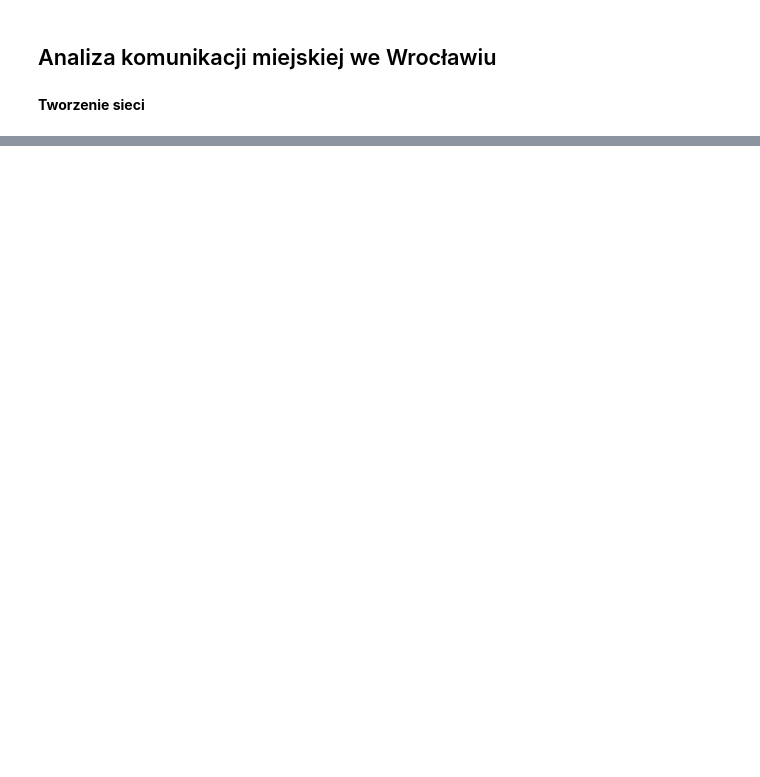
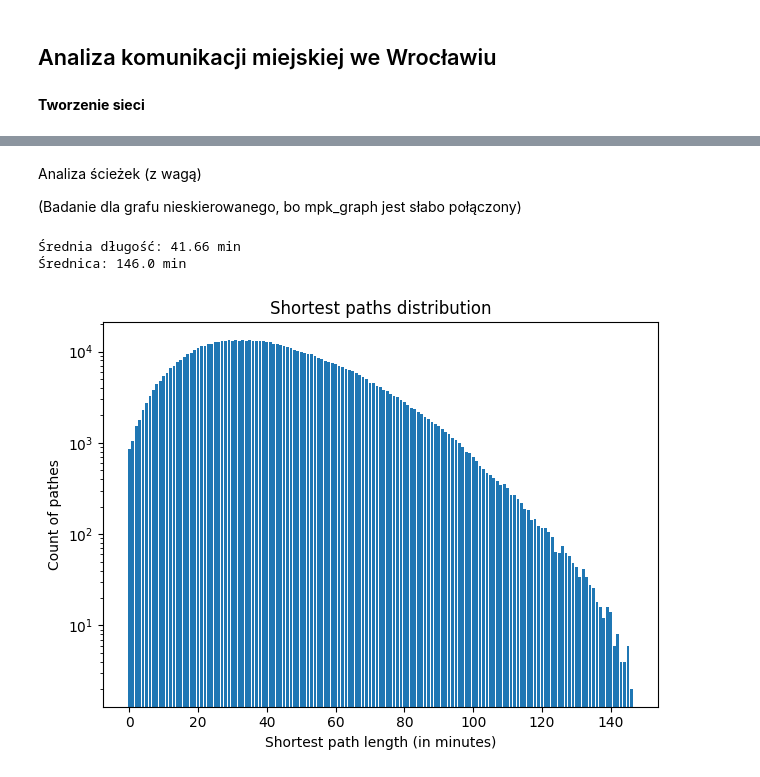
Before and after one commit to gry-mar/mpk-proj, a Jupyter notebook: Projekt.ipynb, the cells around one changed output, grey strips where cells are left out. Drawn from its saved outputs; the diff is of its cells as text; code cells hidden in the pictures; blank space fills up the shorter version.

```diff
--- a/Projekt.ipynb
+++ b/Projekt.ipynb
@@ -67,0 +112,27 @@ nx.draw(mpk_graph) # no troche do dupy to wygląda póki co ale chyba działa
+# %% [markdown]
+Analiza ścieżek (z wagą)
+
+(Badanie dla grafu nieskierowanego, bo mpk_graph jest słabo połączony)
+# %%
+def flatten(l):
+    return [item for sublist in l for item in sublist]
+
+print('Średnia długość', end=': ')
+print(round(nx.average_shortest_path_length(nx.Graph(mpk_graph), weight='delta_time'),2), 'min')
+
+print('Średnica', end=': ')
+print(round(nx.diameter(nx.Graph(mpk_graph), weight='delta_time'),2), 'min')
+
+short_path = flatten([list(x[1].values()) for x in nx.shortest_path_length(nx.Graph(mpk_graph), weight='delta_time')])
+short_path_count = dict(collections.Counter(sorted([d for d in short_path])))
+
+plt.bar(short_path_count.keys(), short_path_count.values(), width=0.8)
+plt.yscale('log')
+plt.title('Shortest paths distribution')
+plt.xlabel('Shortest path length (in minutes)')
+plt.ylabel('Count of pathes')
+plt.tight_layout()
+# %% [output]
+Średnia długość: 41.66 min
+Średnica: 146.0 min
+[figure, added]
```
Also changed, not shown: parts of 22 cells of this notebook.
